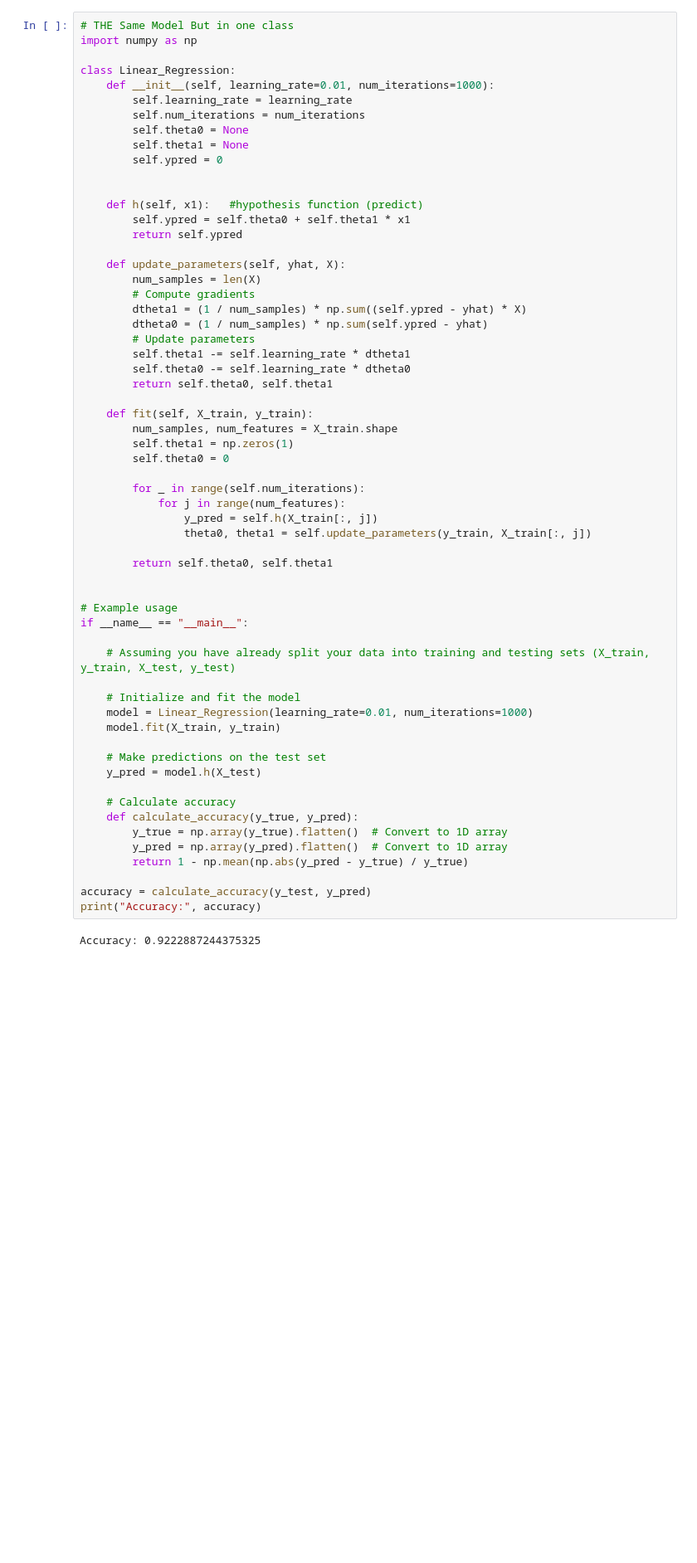
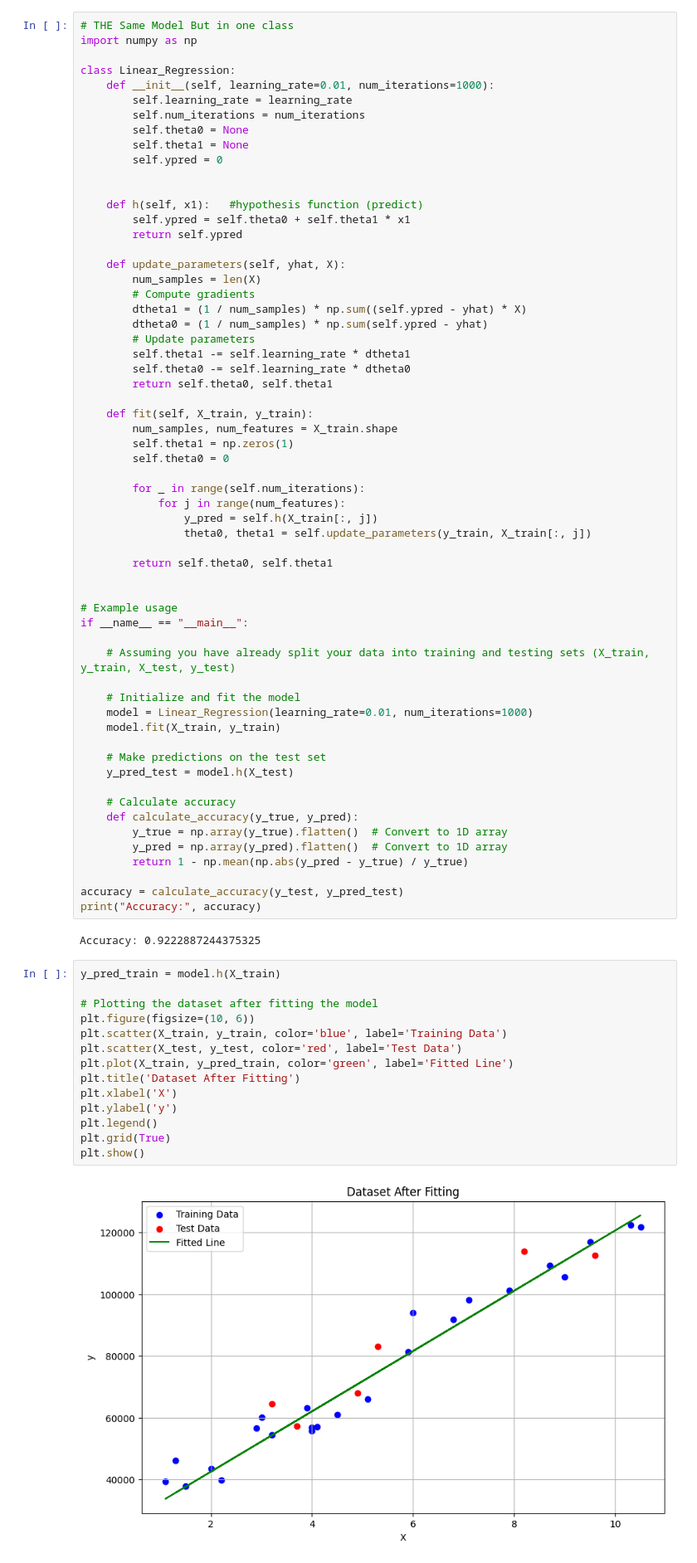
Before and after one commit to Ayakhaled200/ML-Models, a Jupyter notebook: Linear_Regression.ipynb, the cells around one changed output. Shown at 83% size. Drawn from its saved outputs; the diff is of its cells as text; blank space fills up the shorter version.

```diff
--- a/Linear_Regression.ipynb
+++ b/Linear_Regression.ipynb
@@ -146,7 +161,7 @@ if __name__ == "__main__":
     model.fit(X_train, y_train)
 
     # Make predictions on the test set
-    y_pred = model.h(X_test)
+    y_pred_test = model.h(X_test)
 
     # Calculate accuracy
     def calculate_accuracy(y_true, y_pred):
@@ -154,10 +169,26 @@ if __name__ == "__main__":
         y_pred = np.array(y_pred).flatten()  # Convert to 1D array
         return 1 - np.mean(np.abs(y_pred - y_true) / y_true)
 
-accuracy = calculate_accuracy(y_test, y_pred)
+accuracy = calculate_accuracy(y_test, y_pred_test)
 print("Accuracy:", accuracy)
 # %% [output]
 Accuracy: 0.9222887244375325
+# %%
+y_pred_train = model.h(X_train)
+
+# Plotting the dataset after fitting the model
+plt.figure(figsize=(10, 6))
+plt.scatter(X_train, y_train, color='blue', label='Training Data')
+plt.scatter(X_test, y_test, color='red', label='Test Data')
+plt.plot(X_train, y_pred_train, color='green', label='Fitted Line')
+plt.title('Dataset After Fitting')
+plt.xlabel('X')
+plt.ylabel('y')
+plt.legend()
+plt.grid(True)
+plt.show()
+# %% [output]
+[figure, added]
 # %%
 from sklearn.linear_model import LinearRegression
 from sklearn.metrics import mean_absolute_error, mean_squared_error, r2_score
```
Also changed, not shown: parts of 1 cell of this notebook.
